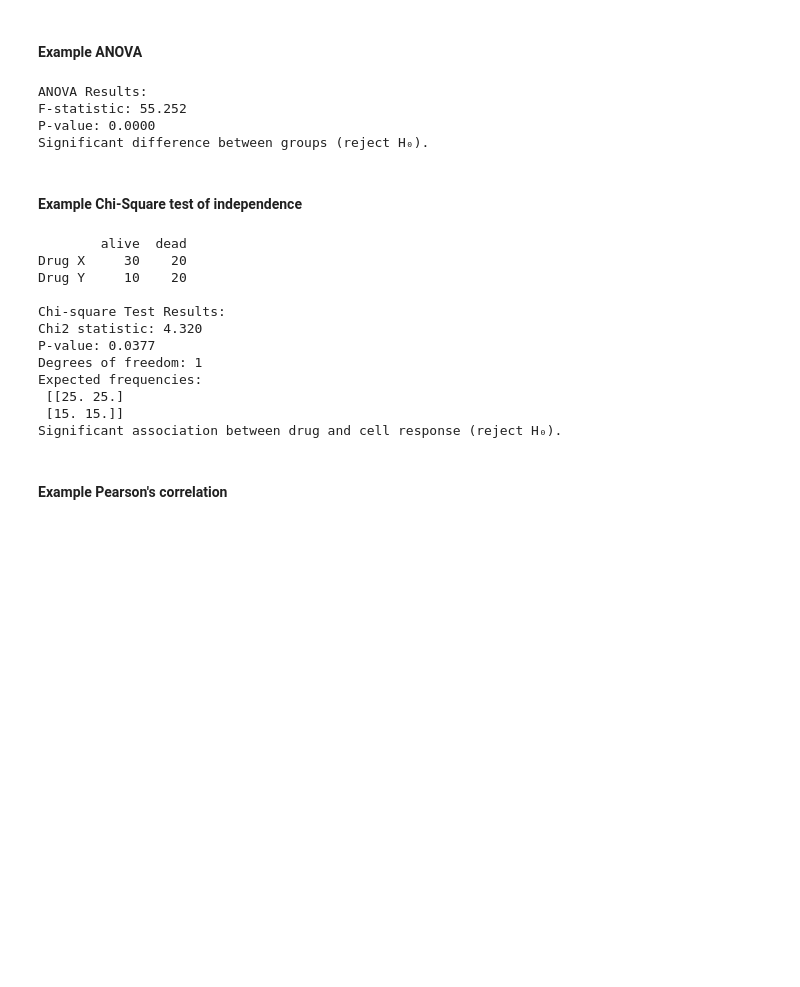
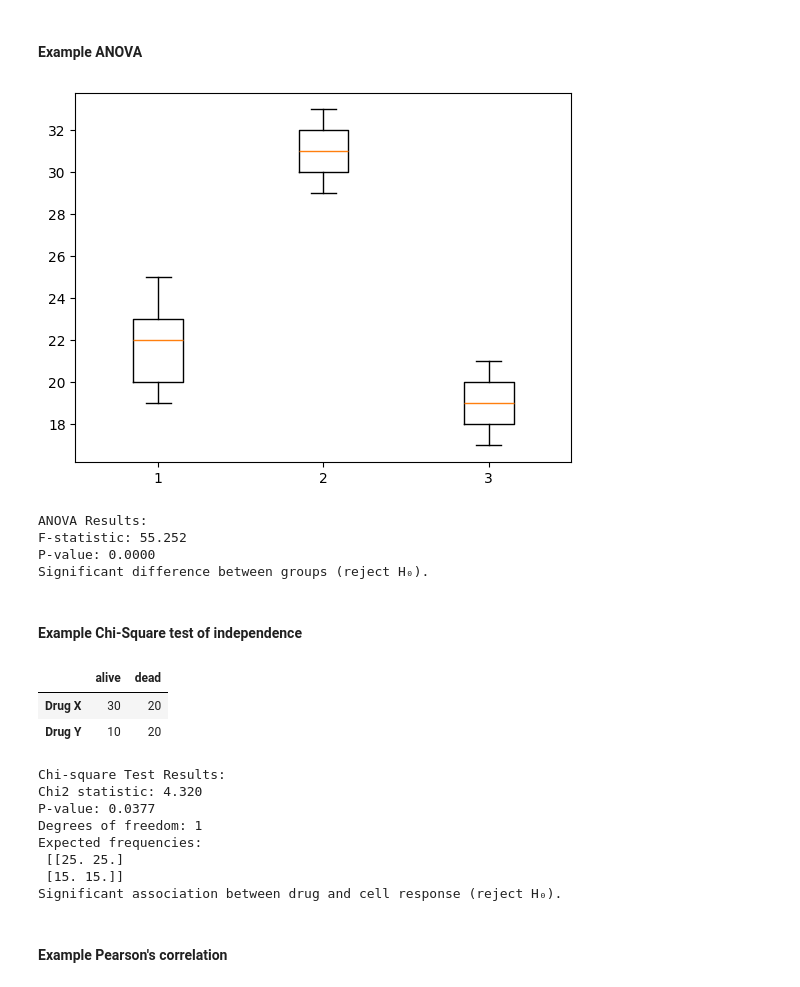
Before and after one commit to mircodill/DSA103, a Jupyter notebook: LifeScienceData/lecture17/statistics.ipynb, the cells around one changed output. Cells and saved outputs as stored; diff of their text form; code cells hidden in the pictures; blank space fills up the shorter version.

```diff
--- a/LifeScienceData/lecture17/statistics.ipynb
+++ b/LifeScienceData/lecture17/statistics.ipynb
@@ -64,30 +64,34 @@ t_value = 11.74, p_value = 0.000000
 # %%
 import pandas as pd
 from scipy import stats
 
 # Example data: reaction yields at different pH values
 data = {
     "pH5": [22, 25, 19, 23, 20],
     "pH7": [30, 32, 29, 31, 33],
     "pH9": [18, 21, 17, 19, 20]
 }
 
 df = pd.DataFrame(data)
+
+plt.boxplot(x=df)
+plt.show()
 
 # One-way ANOVA
 f_stat, p_value = stats.f_oneway(df["pH5"], df["pH7"], df["pH9"])
 
 print("ANOVA Results:")
 print(f"F-statistic: {f_stat:.3f}")
 print(f"P-value: {p_value:.4f}")
 
 # Interpretation
 alpha = 0.05
 if p_value < alpha:
     print("Significant difference between groups (reject H₀).")
 else:
     print("No significant difference (fail to reject H₀).")
 # %% [output]
+[figure, added]
 ANOVA Results:
 F-statistic: 55.252
 P-value: 0.0000
@@ -103,7 +107,7 @@ data = pd.DataFrame({
     "alive": [30, 10],  # Drug X
     "dead": [20, 20]   # Drug Y
 }, index=["Drug X", "Drug Y"])
-print(data, "\n")
+display(data)
 
 # Chi-square test of independence
 chi2, p, dof, expected = chi2_contingency(data)
@@ -121,10 +125,9 @@ if p < alpha:
 else:
     print("No significant association (fail to reject H₀).")
 # %% [output]
+|  | alive | dead |
+| Drug X | 30 | 20 |
+| Drug Y | 10 | 20 |
-        alive  dead
-Drug X     30    20
-Drug Y     10    20
-
 Chi-square Test Results:
 Chi2 statistic: 4.320
 P-value: 0.0377
```
Also changed, not shown: parts of 2 cells of this notebook.
